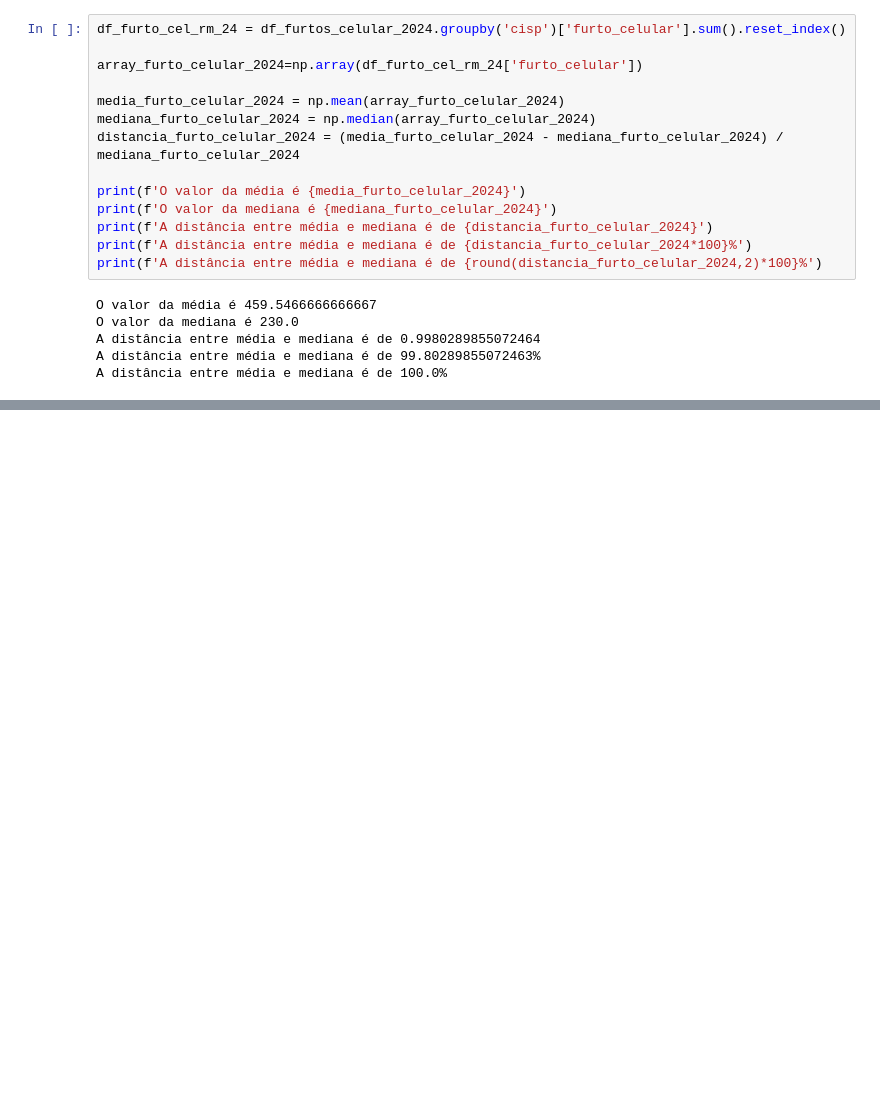
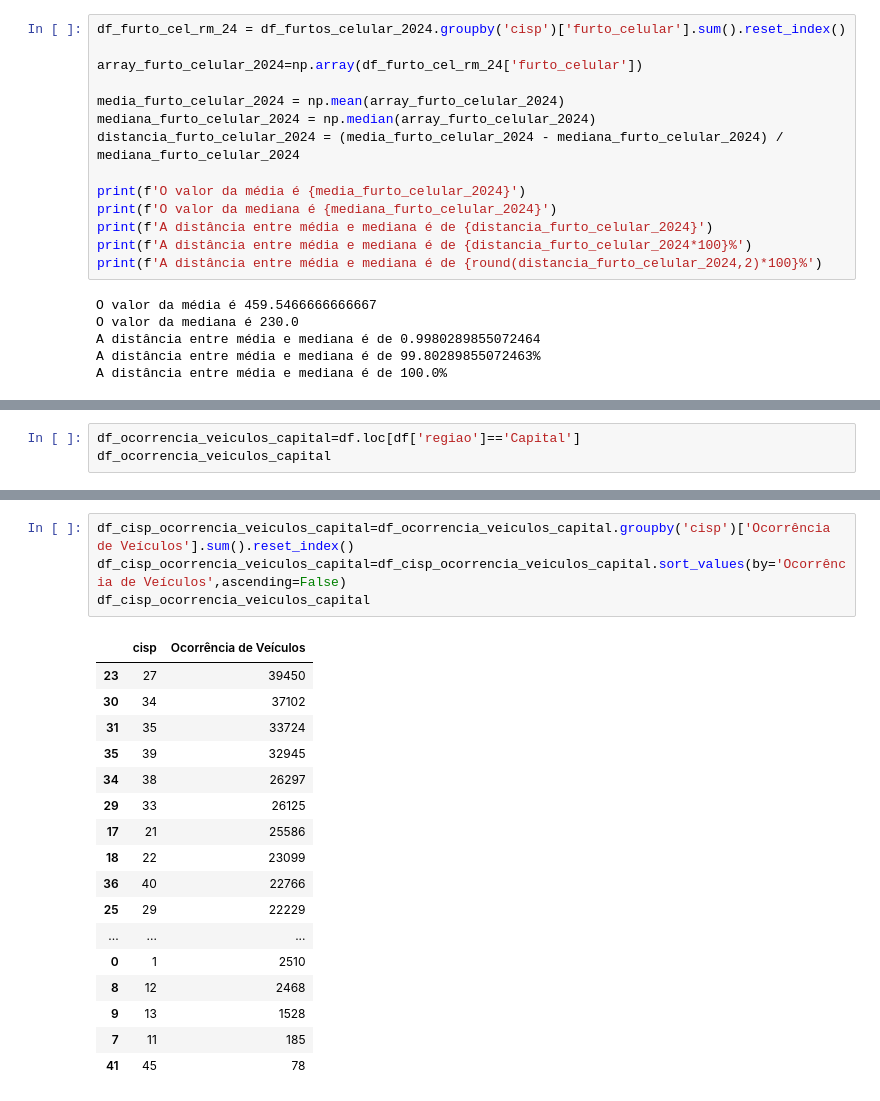
Before and after one commit to WallaceSFarias/curso-senac-dados-26, a Jupyter notebook: isp01_senac.ipynb, the cells around one changed output, grey strips where cells are left out. Saved outputs shown, nothing was run; the diff lists cells and outputs as text; blank space fills up the shorter version.

```diff
--- a/isp01_senac.ipynb
+++ b/isp01_senac.ipynb
@@ -361,0 +428,3 @@ A distância entre média e mediana é de 100.0%
+# %%
+df_ocorrencia_veiculos_capital=df.loc[df['regiao']=='Capital']
+df_ocorrencia_veiculos_capital
@@ -361,0 +445,22 @@ A distância entre média e mediana é de 100.0%
+# %%
+df_cisp_ocorrencia_veiculos_capital=df_ocorrencia_veiculos_capital.groupby('cisp')['Ocorrência de Veículos'].sum().reset_index()
+df_cisp_ocorrencia_veiculos_capital=df_cisp_ocorrencia_veiculos_capital.sort_values(by='Ocorrência de Veículos',ascending=False)
+df_cisp_ocorrencia_veiculos_capital
+# %% [output]
+|  | cisp | Ocorrência de Veículos |
+| 23 | 27 | 39450 |
+| 30 | 34 | 37102 |
+| 31 | 35 | 33724 |
+| 35 | 39 | 32945 |
+| 34 | 38 | 26297 |
+| 29 | 33 | 26125 |
+| 17 | 21 | 25586 |
+| 18 | 22 | 23099 |
+| 36 | 40 | 22766 |
+| 25 | 29 | 22229 |
+| ... | ... | ... |
+| 0 | 1 | 2510 |
+| 8 | 12 | 2468 |
+| 9 | 13 | 1528 |
+| 7 | 11 | 185 |
+| 41 | 45 | 78 |
```
Also changed, not shown: parts of 11 cells of this notebook.
